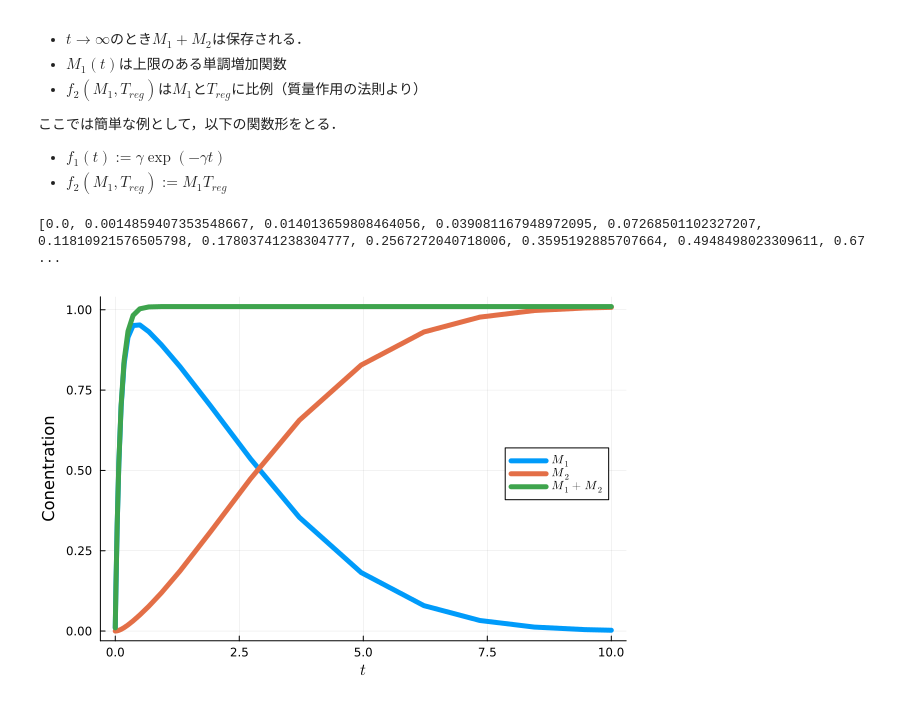
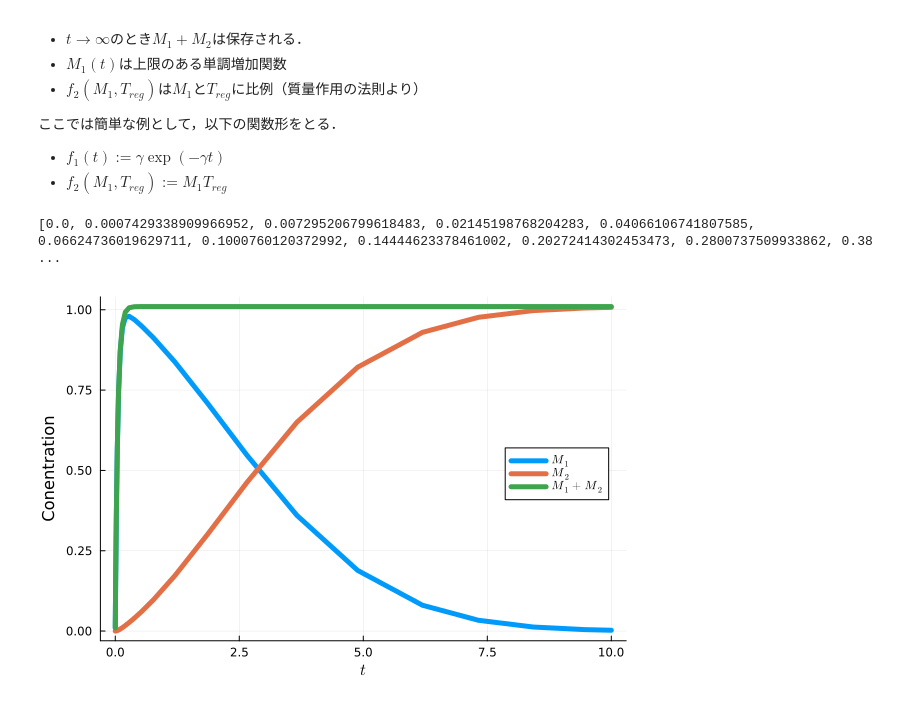
Before and after one commit to kinop0124/masafumi, a Jupyter notebook: src/masa01.ipynb, the cells around one changed output. Cells and saved outputs as stored; diff of their text form; code cells hidden in the pictures.

```diff
--- a/src/masa01.ipynb
+++ b/src/masa01.ipynb
@@ -27,33 +27,33 @@ $M_1$：炎症性？マイクログリア，$M_2$：抗炎症性マイクログ
 using DifferentialEquations, Plots, LaTeXStrings
 
 function sepsis1(du, u, p, t)
-    γ=10
+    γ=20
     α=1
     β=0.1
     C=1
 
     du[1]=α*γ*exp(-γ*t)-β*u[1]*u[3]
     du[2]=β*u[1]*u[3]
     du[3]=C
 end
 
 function main()
     u0=[0.01, 0.0, 1.0]
     tspan=(0.0, 10.0)
     prob=ODEProblem(sepsis1,u0,tspan)
     sol=solve(prob)
 
     # u[] の時間変化を抽出
     u1_values = [row[1] for row in sol.u]
     u2_values = [row[2] for row in sol.u]
     print(sol.t)
     # 時間と u[1] の値をプロット
     plot(sol.t, u1_values, width=5, xlabel=L"t", ylabel="Conentration", legend= :right, label=L"$M_1$")
     plot!(sol.t, u2_values, width=5, label=L"$M_2$")
     plot!(sol.t, u1_values+u2_values, width=5, label=L"$M_1+M_2$")
 end
 
 main()
 # %% [output]
-[0.0, 0.0014859407353548667, 0.014013659808464056, 0.039081167948972095, 0.07268501102327207, 0.11810921576505798, 0.17803741238304777, 0.2567272040718006, 0.3595192885707664, 0.4948498023309611, 0.67 ...
+[0.0, 0.0007429338909966952, 0.007295206799618483, 0.02145198768204283, 0.04066106741807585, 0.06624736019629711, 0.1000760120372992, 0.14444623378461002, 0.20272414302453473, 0.2800737509933862, 0.38 ...
-[figure, old version]
+[figure, new version]
```
Also changed, not shown: 2 other files.
